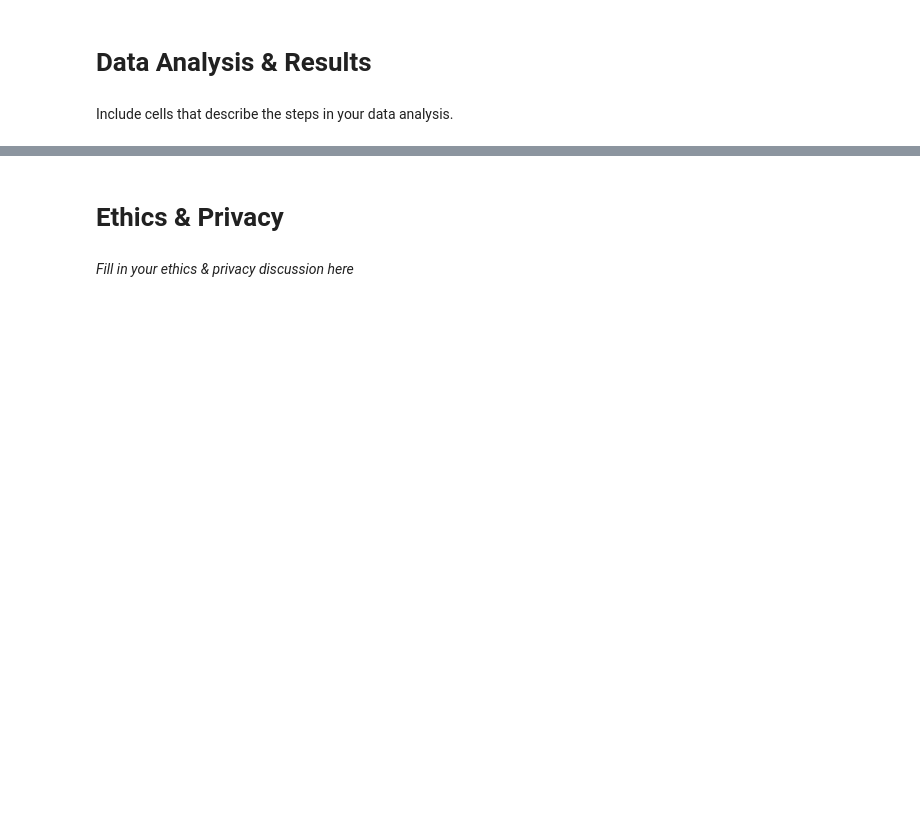
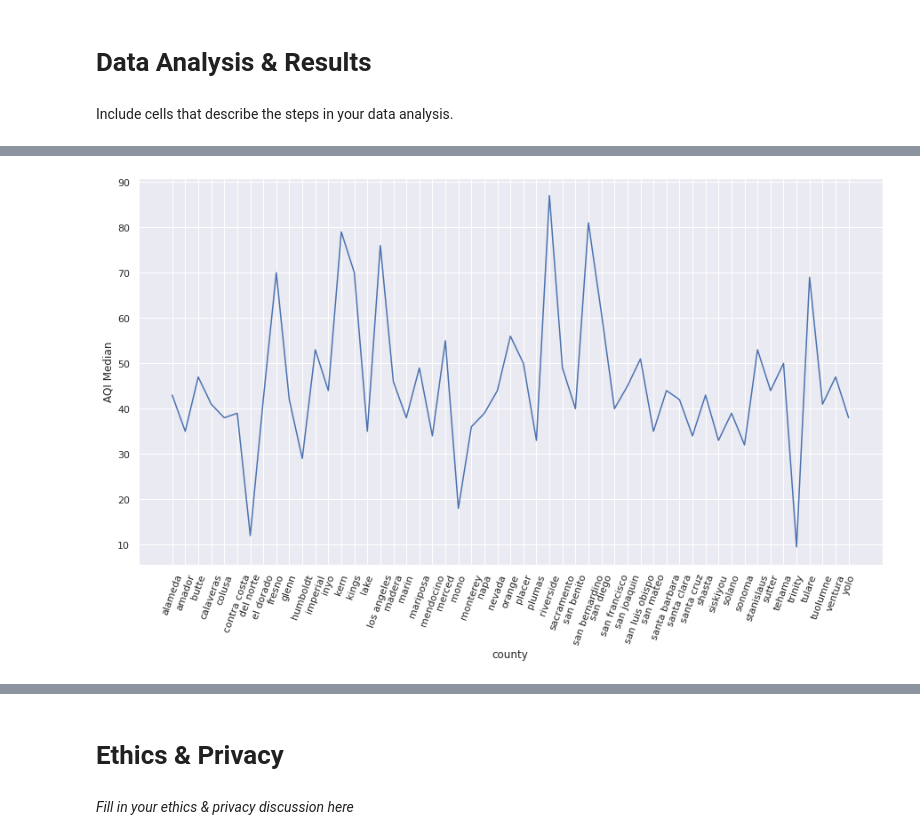
Before and after one commit to tintrungp/COGS108_Repo, a Jupyter notebook: FinalProjectGroup017Sp22.ipynb, the cells around one changed output, grey strips where cells are left out. Saved outputs shown, nothing was run; the diff lists cells and outputs as text; code cells hidden in the pictures; blank space fills up the shorter version.

```diff
--- a/FinalProjectGroup017Sp22.ipynb
+++ b/FinalProjectGroup017Sp22.ipynb
@@ -194,0 +347,7 @@ Include cells that describe the steps in your data analysis.
+# %%
+sns.set(rc = {'figure.figsize':(15,8)})
+aqi_2010['County'] = aqi_2010['county'].apply(standardize_region)
+ax = sns.lineplot(x ='county',y = 'AQI Median', data = aqi_2010)
+ax.set_xticklabels(aqi_2010['county'], rotation = 70);
+# %% [output]
+[figure, added]
```
Also changed, not shown: parts of 26 cells of this notebook.
